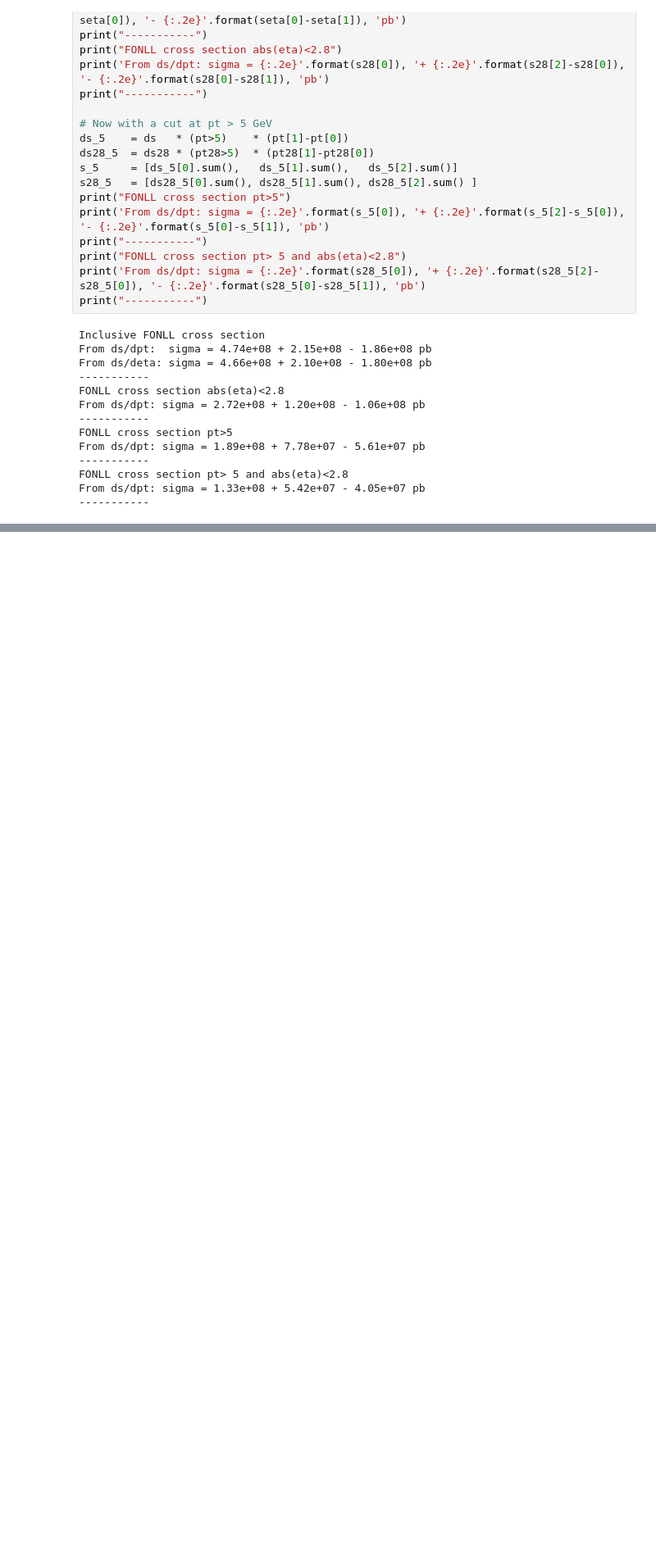
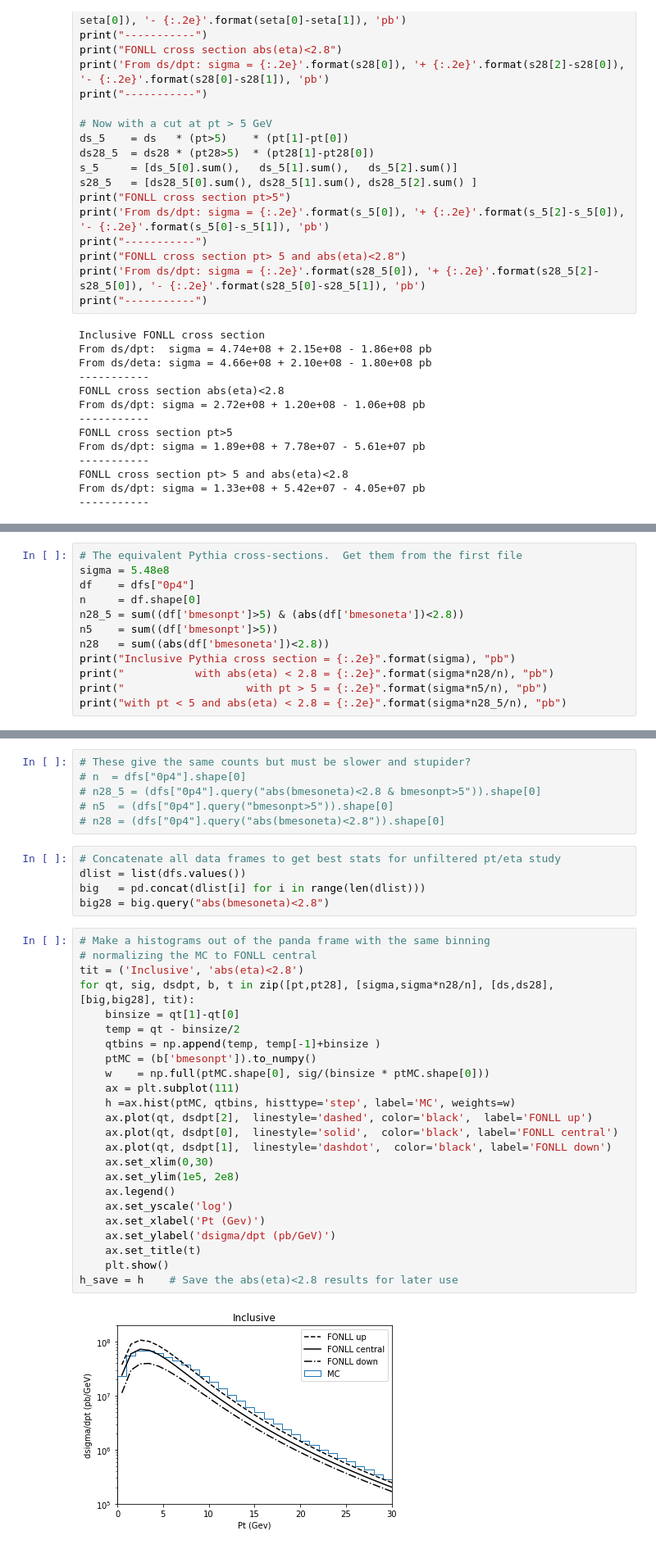
Before and after one commit to claudiocc1/Bphi, a Jupyter notebook: Bphi.ipynb, the cells around one changed output, grey strips where cells are left out. Shown: that part at 82% size. Cells and saved outputs as stored; diff of their text form; blank space fills up the shorter version.

```diff
--- a/Bphi.ipynb
+++ b/Bphi.ipynb
@@ -66,0 +74,12 @@ From ds/dpt: sigma = 1.33e+08 + 5.42e+07 - 4.05e+07 pb
+# %%
+# The equivalent Pythia cross-sections.  Get them from the first file
+sigma = 5.48e8
+df    = dfs["0p4"]
+n     = df.shape[0]
+n28_5 = sum((df['bmesonpt']>5) & (abs(df['bmesoneta'])<2.8))
+n5    = sum((df['bmesonpt']>5))
+n28   = sum((abs(df['bmesoneta'])<2.8))
+print("Inclusive Pythia cross section = {:.2e}".format(sigma), "pb")
+print("           with abs(eta) < 2.8 = {:.2e}".format(sigma*n28/n), "pb")
+print("                   with pt > 5 = {:.2e}".format(sigma*n5/n), "pb")
+print("with pt < 5 and abs(eta) < 2.8 = {:.2e}".format(sigma*n28_5/n), "pb")
@@ -66,0 +91,37 @@ From ds/dpt: sigma = 1.33e+08 + 5.42e+07 - 4.05e+07 pb
+# %%
+# These give the same counts but must be slower and stupider?
+# n  = dfs["0p4"].shape[0]
+# n28_5 = (dfs["0p4"].query("abs(bmesoneta)<2.8 & bmesonpt>5")).shape[0]
+# n5  = (dfs["0p4"].query("bmesonpt>5")).shape[0]
+# n28 = (dfs["0p4"].query("abs(bmesoneta)<2.8")).shape[0]
+# %%
+# Concatenate all data frames to get best stats for unfiltered pt/eta study
+dlist = list(dfs.values())
+big   = pd.concat(dlist[i] for i in range(len(dlist)))
+big28 = big.query("abs(bmesoneta)<2.8")
+# %%
+# Make a histograms out of the panda frame with the same binning
+# normalizing the MC to FONLL central
+tit = ('Inclusive', 'abs(eta)<2.8')
+for qt, sig, dsdpt, b, t in zip([pt,pt28], [sigma,sigma*n28/n], [ds,ds28], [big,big28], tit):
+    binsize = qt[1]-qt[0]
+    temp = qt - binsize/2
+    qtbins = np.append(temp, temp[-1]+binsize )
+    ptMC = (b['bmesonpt']).to_numpy()
+    w    = np.full(ptMC.shape[0], sig/(binsize * ptMC.shape[0]))
+    ax = plt.subplot(111)
+    h =ax.hist(ptMC, qtbins, histtype='step', label='MC', weights=w)
+    ax.plot(qt, dsdpt[2],  linestyle='dashed', color='black',  label='FONLL up')
+    ax.plot(qt, dsdpt[0],  linestyle='solid',  color='black', label='FONLL central')
+    ax.plot(qt, dsdpt[1],  linestyle='dashdot',  color='black', label='FONLL down')
+    ax.set_xlim(0,30)
+    ax.set_ylim(1e5, 2e8)
+    ax.legend()
+    ax.set_yscale('log')
+    ax.set_xlabel('Pt (Gev)')
+    ax.set_ylabel('dsigma/dpt (pb/GeV)')
+    ax.set_title(t)
+    plt.show()
+h_save = h    # Save the abs(eta)<2.8 results for later use
+# %% [output]
+[figure, added]
```
Also changed, not shown: parts of 9 cells of this notebook, 17 other files.
